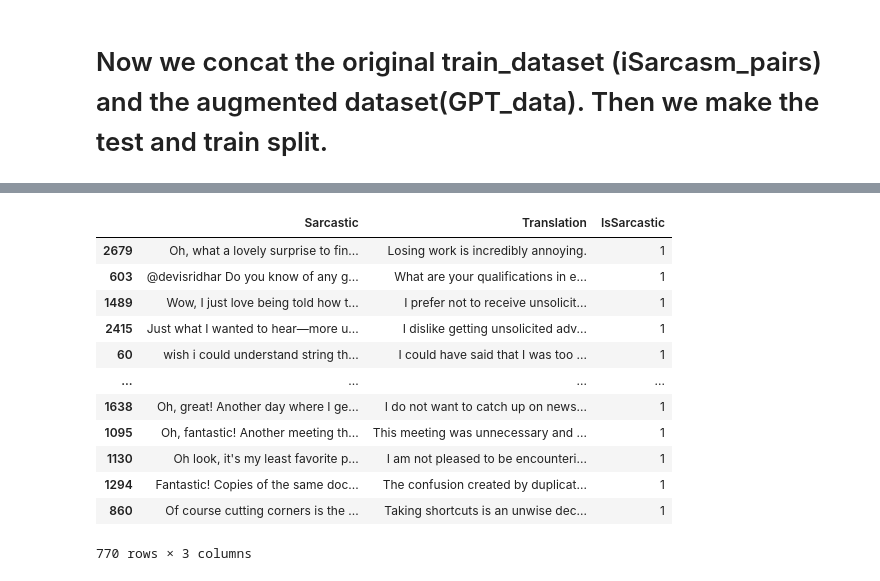
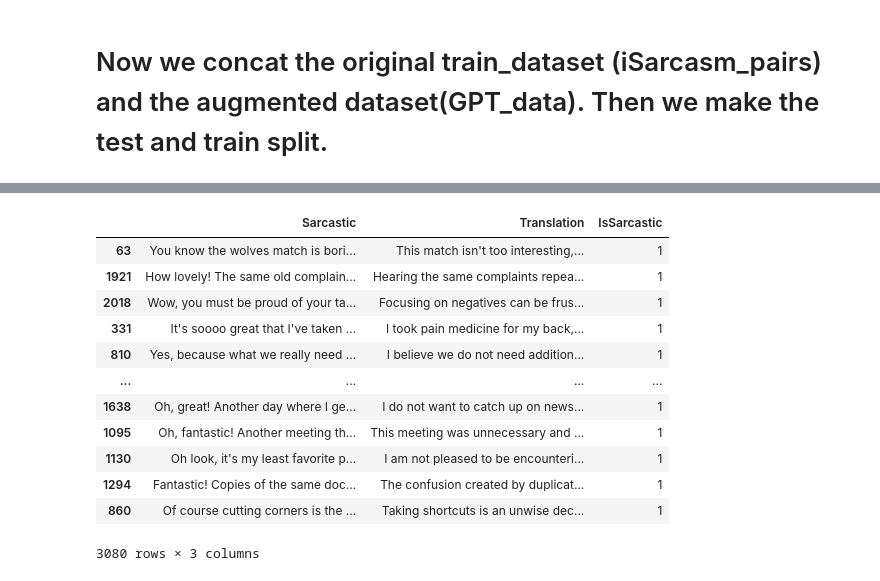
Before and after one commit to nanfang-wuyu/Context-Aware-Sarcasm, a Jupyter notebook: data_preprocessing.ipynb, the cells around one changed output, grey strips where cells are left out. Cells and saved outputs as stored; diff of their text form; code cells hidden in the pictures.

```diff
--- a/data_preprocessing.ipynb
+++ b/data_preprocessing.ipynb
@@ -149,16 +143,0 @@ combined_train_df
-# %%
-combined_test_df
-# %% [output]
-|  | Sarcastic | Translation | IsSarcastic |
-| 2679 | Oh, what a lovely surprise to fin... | Losing work is incredibly annoying. | 1 |
-| 603 | @devisridhar Do you know of any g... | What are your qualifications in e... | 1 |
-| 1489 | Wow, I just love being told how t... | I prefer not to receive unsolicit... | 1 |
-| 2415 | Just what I wanted to hear—more u... | I dislike getting unsolicited adv... | 1 |
-| 60 | wish i could understand string th... | I could have said that I was too ... | 1 |
-| ... | ... | ... | ... |
-| 1638 | Oh, great! Another day where I ge... | I do not want to catch up on news... | 1 |
-| 1095 | Oh, fantastic! Another meeting th... | This meeting was unnecessary and ... | 1 |
-| 1130 | Oh look, it's my least favorite p... | I am not pleased to be encounteri... | 1 |
-| 1294 | Fantastic! Copies of the same doc... | The confusion created by duplicat... | 1 |
-| 860 | Of course cutting corners is the ... | Taking shortcuts is an unwise dec... | 1 |
-770 rows × 3 columns
@@ -171,0 +144,16 @@ combined_df.to_csv('/content/drive/My Drive/combined_df.tsv', sep='\t', index=Fa
+# %%
+combined_df
+# %% [output]
+|  | Sarcastic | Translation | IsSarcastic |
+| 63 | You know the wolves match is bori... | This match isn't too interesting,... | 1 |
+| 1921 | How lovely! The same old complain... | Hearing the same complaints repea... | 1 |
+| 2018 | Wow, you must be proud of your ta... | Focusing on negatives can be frus... | 1 |
+| 331 | It's soooo great that I've taken ... | I took pain medicine for my back,... | 1 |
+| 810 | Yes, because what we really need ... | I believe we do not need addition... | 1 |
+| ... | ... | ... | ... |
+| 1638 | Oh, great! Another day where I ge... | I do not want to catch up on news... | 1 |
+| 1095 | Oh, fantastic! Another meeting th... | This meeting was unnecessary and ... | 1 |
+| 1130 | Oh look, it's my least favorite p... | I am not pleased to be encounteri... | 1 |
+| 1294 | Fantastic! Copies of the same doc... | The confusion created by duplicat... | 1 |
+| 860 | Of course cutting corners is the ... | Taking shortcuts is an unwise dec... | 1 |
+3080 rows × 3 columns
```
Also changed, not shown: parts of 8 cells of this notebook, 9 other files.
